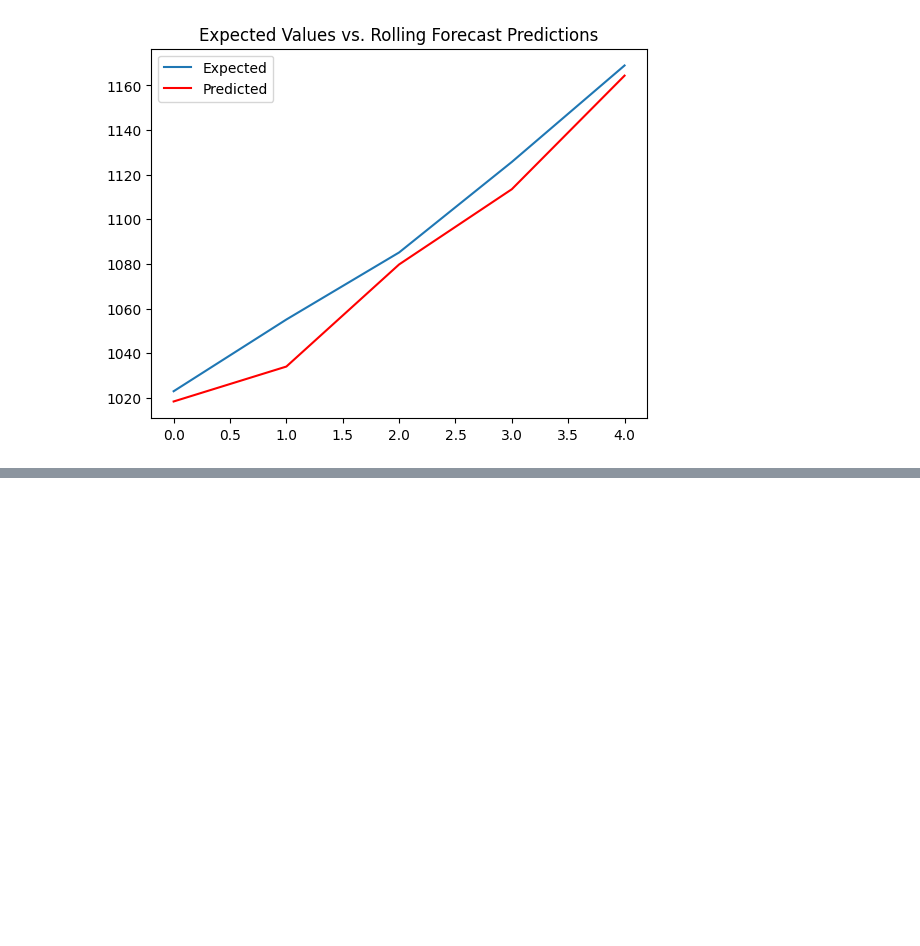
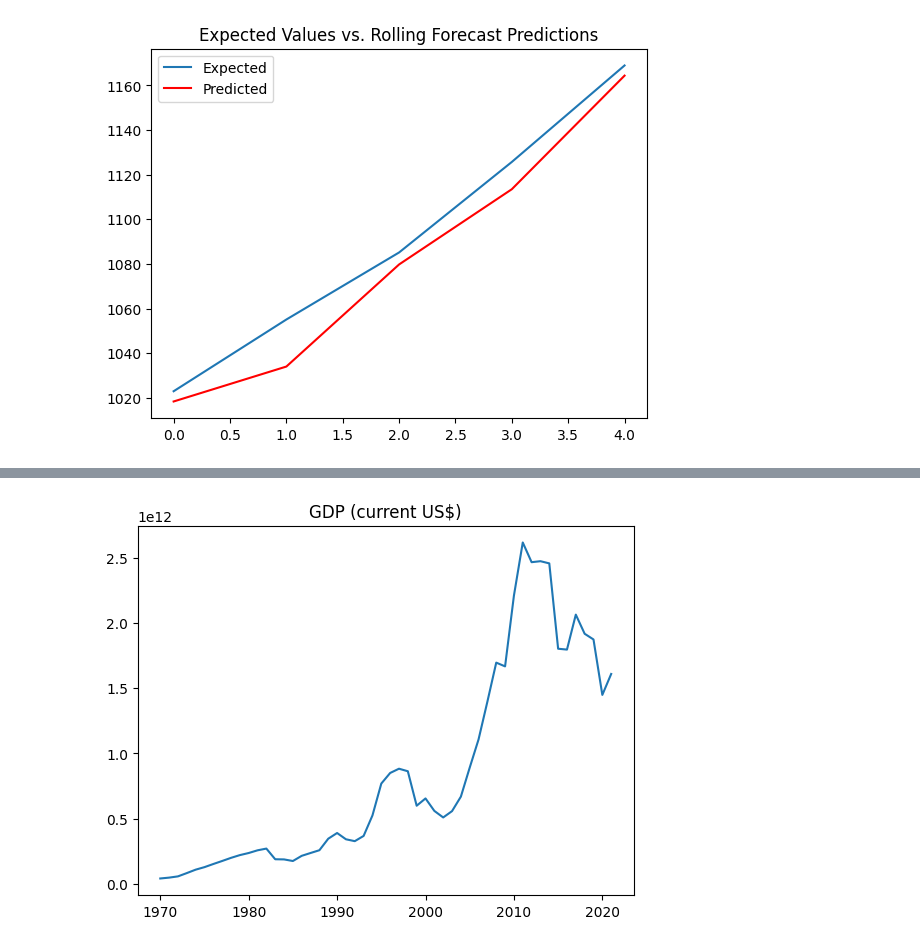
Before and after one commit to Gehancv/Amazon-Deforestration-Prediction, a Jupyter notebook: Group03_Milestone_03.ipynb, the cells around one changed output, grey strips where cells are left out. Cells and saved outputs as stored; diff of their text form; code cells hidden in the pictures; blank space fills up the shorter version.

```diff
--- a/Milestone3_EDA_BaselineModel.ipynb
+++ b/Group03_Milestone_03.ipynb
@@ -602,0 +623,6 @@ pyplot.show()
+# %%
+pyplot.plot(years, df_vars.iloc[:, 2])
+pyplot.title(cols[2])
+pyplot.show()
+# %% [output]
+[figure, added]
```
Also changed, not shown: parts of 11 cells of this notebook, 3 other files.
